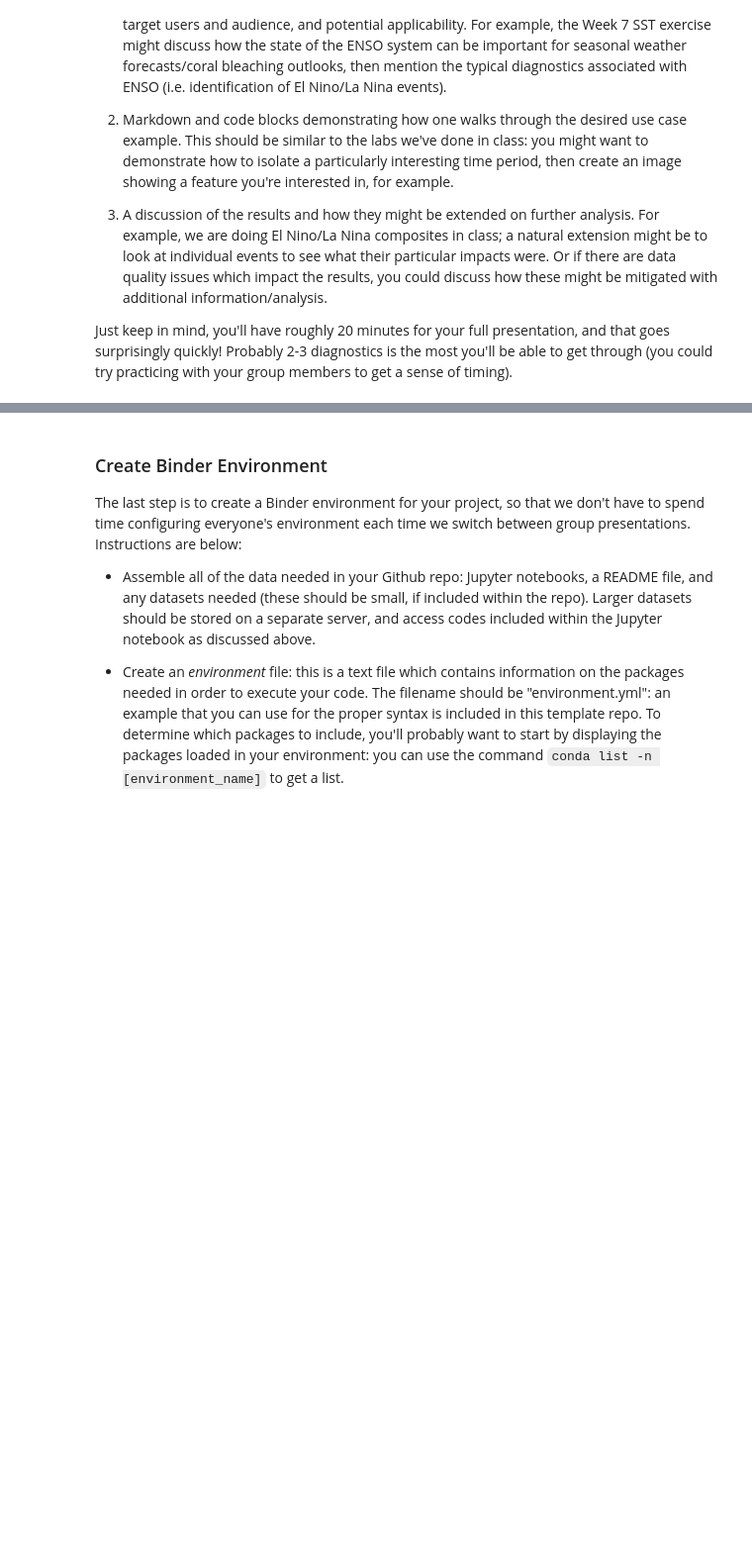
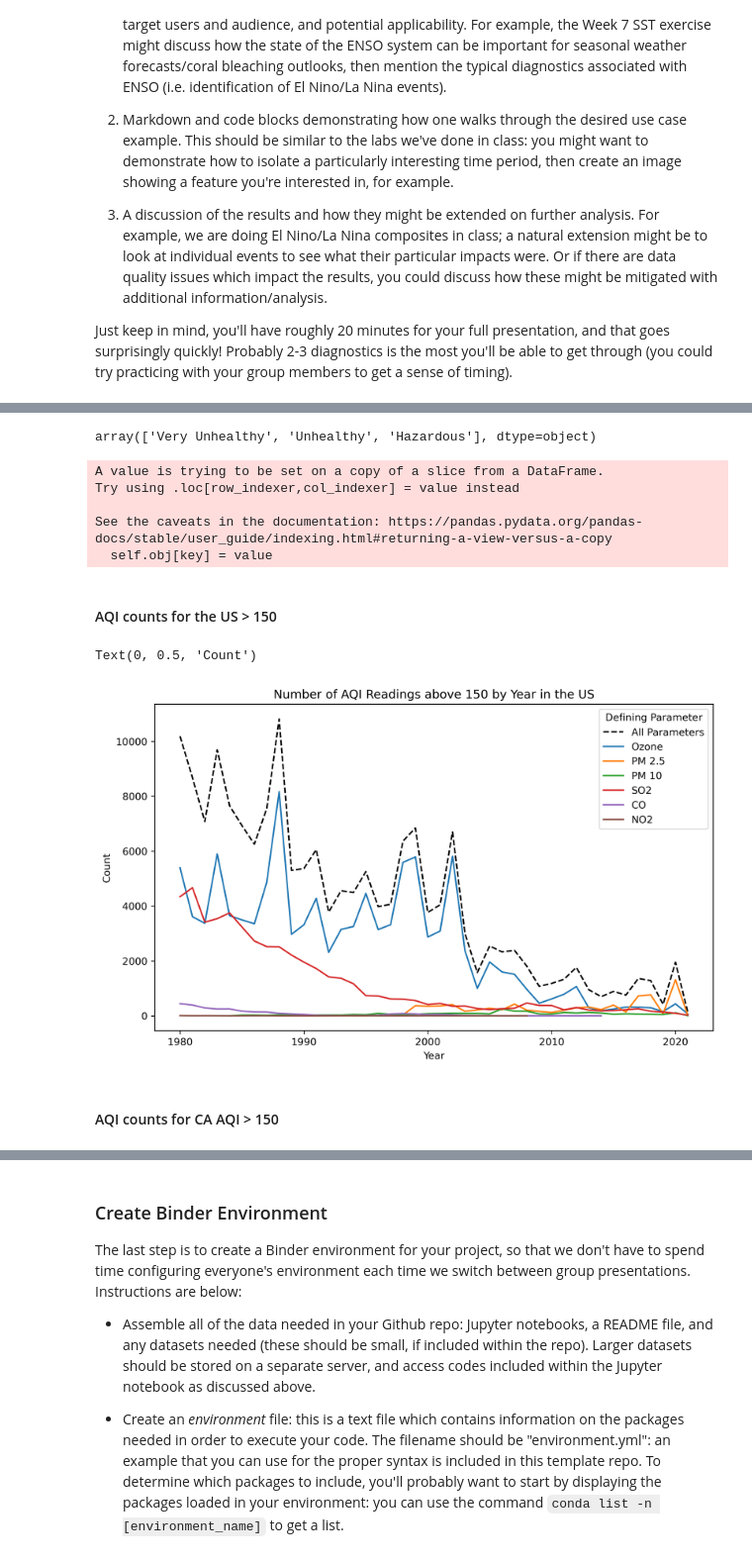
Before and after one commit to aqi-science/notebook, a Jupyter notebook: HW3_template.ipynb, the cells around one changed output, grey strips where cells are left out. Shown at 99% size. Drawn from its saved outputs; the diff is of its cells as text; code cells hidden in the pictures; blank space fills up the shorter version.

```diff
--- a/HW3_template.ipynb
+++ b/HW3_template.ipynb
@@ -228,0 +269,61 @@ Just keep in mind, you'll have roughly 20 minutes for your full presentation, an
+# %%
+# subset data for readings in the unhealthy range and above (greater than 150)
+aqi_unhealthy = aqi[aqi['AQI'] > 150]
+aqi_unhealthy['Category'].unique()
+# %% [output]
+array(['Very Unhealthy', 'Unhealthy', 'Hazardous'], dtype=object)
+# %%
+aqi_unhealthy.loc[:, ('year')] = aqi_unhealthy.loc[:, ('Date')].dt.year
+# %% [output]
+A value is trying to be set on a copy of a slice from a DataFrame.
+Try using .loc[row_indexer,col_indexer] = value instead
+
+See the caveats in the documentation: https://pandas.pydata.org/pandas-docs/stable/user_guide/indexing.html#returning-a-view-versus-a-copy
+  self.obj[key] = value
+# %% [markdown]
+#### AQI counts for the US > 150
+# %%
+# subsets for each parameter for above 150
+aqi_ozone_unhealthy = aqi_unhealthy[aqi_unhealthy['Defining Parameter'] == 'Ozone']
+aqi_pm25_unhealthy = aqi_unhealthy[aqi_unhealthy['Defining Parameter'] == 'PM2.5']
+aqi_pm10_unhealthy = aqi_unhealthy[aqi_unhealthy['Defining Parameter'] == 'PM10']
+aqi_so2_unhealthy = aqi_unhealthy[aqi_unhealthy['Defining Parameter'] == 'SO2']
+aqi_co_unhealthy = aqi_unhealthy[aqi_unhealthy['Defining Parameter'] == 'CO']
+aqi_no2_unhealthy = aqi_unhealthy[aqi_unhealthy['Defining Parameter'] == 'NO2']
+# %%
+# counts for each subset
+
+counts_aqi_unhealthy = aqi_unhealthy.groupby('year').size().reset_index(name='count')
+counts_ozone_unhealthy = aqi_ozone_unhealthy.groupby('year').size().reset_index(name='count')
+counts_pm25_unhealthy = aqi_pm25_unhealthy.groupby('year').size().reset_index(name='count')
+counts_pm10_unhealthy = aqi_pm10_unhealthy.groupby('year').size().reset_index(name='count')
+counts_so2_unhealthy = aqi_so2_unhealthy.groupby('year').size().reset_index(name='count')
+counts_co_unhealthy = aqi_co_unhealthy.groupby('year').size().reset_index(name='count')
+counts_no2_unhealthy = aqi_no2_unhealthy.groupby('year').size().reset_index(name='count')
+# %%
+fig, ax = plt.subplots(figsize=(10,6), dpi = 300)
+
+plt.plot(counts_aqi_unhealthy['year'], counts_aqi_unhealthy['count'],
+         label = 'All Parameters', ls = 'dashed', color = 'black')
+plt.plot(counts_ozone_unhealthy['year'], counts_ozone_unhealthy['count'],
+         label = 'Ozone')
+plt.plot(counts_pm25_unhealthy['year'], counts_pm25_unhealthy['count'],
+         label = 'PM 2.5')
+plt.plot(counts_pm10_unhealthy['year'], counts_pm10_unhealthy['count'],
+         label = 'PM 10')
+plt.plot(counts_so2_unhealthy['year'], counts_so2_unhealthy['count'],
+         label = 'SO2')
+plt.plot(counts_co_unhealthy['year'], counts_co_unhealthy['count'],
+         label = 'CO')
+plt.plot(counts_no2_unhealthy['year'], counts_no2_unhealthy['count'],
+         label = 'NO2')
+
+ax.legend(title = 'Defining Parameter')
+plt.title('Number of AQI Readings above 150 by Year in the US')
+plt.xlabel('Year')
+plt.ylabel('Count')
+# %% [output]
+Text(0, 0.5, 'Count')
+[figure, added]
+# %% [markdown]
+#### AQI counts for CA AQI > 150
```
Also changed, not shown: parts of 14 cells of this notebook, 1 other file.
